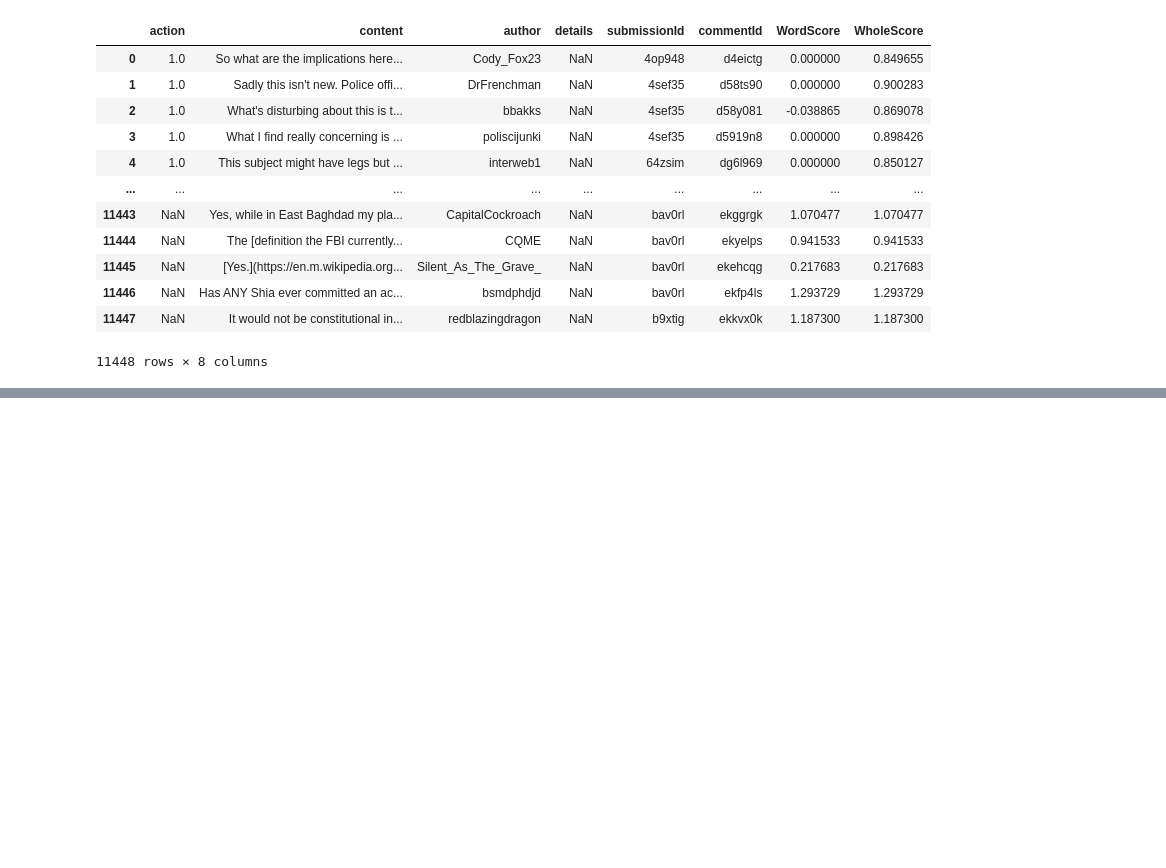
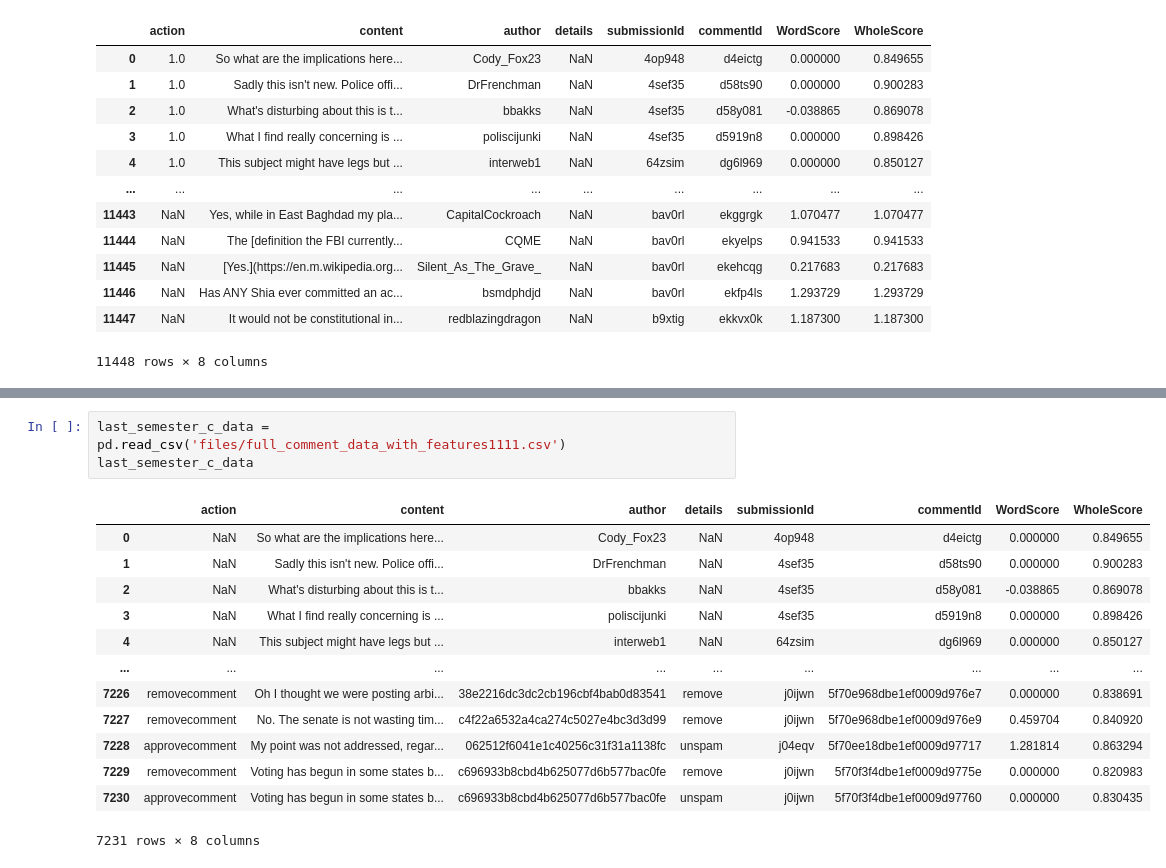
Before and after one commit to mcatalano26/cmps-cap, a Jupyter notebook: Merge Data.ipynb, the cells around one changed output, grey strips where cells are left out. Saved outputs shown, nothing was run; the diff lists cells and outputs as text; blank space fills up the shorter version.

```diff
--- a/Merge Data.ipynb
+++ b/Merge Data.ipynb
@@ -259,0 +278,17 @@ removed_stops_c_data
+# %%
+last_semester_c_data = pd.read_csv('files/full_comment_data_with_features1111.csv')
+last_semester_c_data
+# %% [output]
+|  | action | content | author | details | submissionId | commentId | WordScore | WholeScore |
+| 0 | NaN | So what are the implications here... | Cody_Fox23 | NaN | 4op948 | d4eictg | 0.000000 | 0.849655 |
+| 1 | NaN | Sadly this isn't new. Police offi... | DrFrenchman | NaN | 4sef35 | d58ts90 | 0.000000 | 0.900283 |
+| 2 | NaN | What's disturbing about this is t... | bbakks | NaN | 4sef35 | d58y081 | -0.038865 | 0.869078 |
+| 3 | NaN | What I find really concerning is ... | poliscijunki | NaN | 4sef35 | d5919n8 | 0.000000 | 0.898426 |
+| 4 | NaN | This subject might have legs but ... | interweb1 | NaN | 64zsim | dg6l969 | 0.000000 | 0.850127 |
+| ... | ... | ... | ... | ... | ... | ... | ... | ... |
+| 7226 | removecomment | Oh I thought we were posting arbi... | 38e2216dc3dc2cb196cbf4bab0d83541 | remove | j0ijwn | 5f70e968dbe1ef0009d976e7 | 0.000000 | 0.838691 |
+| 7227 | removecomment | No. The senate is not wasting tim... | c4f22a6532a4ca274c5027e4bc3d3d99 | remove | j0ijwn | 5f70e968dbe1ef0009d976e9 | 0.459704 | 0.840920 |
+| 7228 | approvecomment | My point was not addressed, regar... | 062512f6041e1c40256c31f31a1138fc | unspam | j04eqv | 5f70ee18dbe1ef0009d97717 | 1.281814 | 0.863294 |
+| 7229 | removecomment | Voting has begun in some states b... | c696933b8cbd4b625077d6b577bac0fe | remove | j0ijwn | 5f70f3f4dbe1ef0009d9775e | 0.000000 | 0.820983 |
+| 7230 | approvecomment | Voting has begun in some states b... | c696933b8cbd4b625077d6b577bac0fe | unspam | j0ijwn | 5f70f3f4dbe1ef0009d97760 | 0.000000 | 0.830435 |
+7231 rows × 8 columns
```
Also changed, not shown: parts of 6 cells of this notebook, 2 other files.
